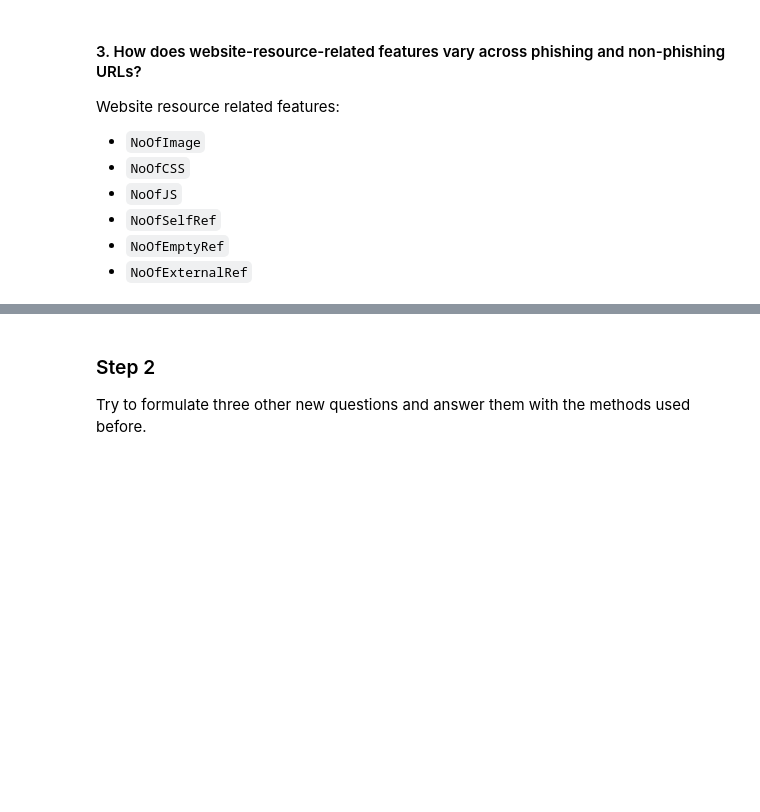
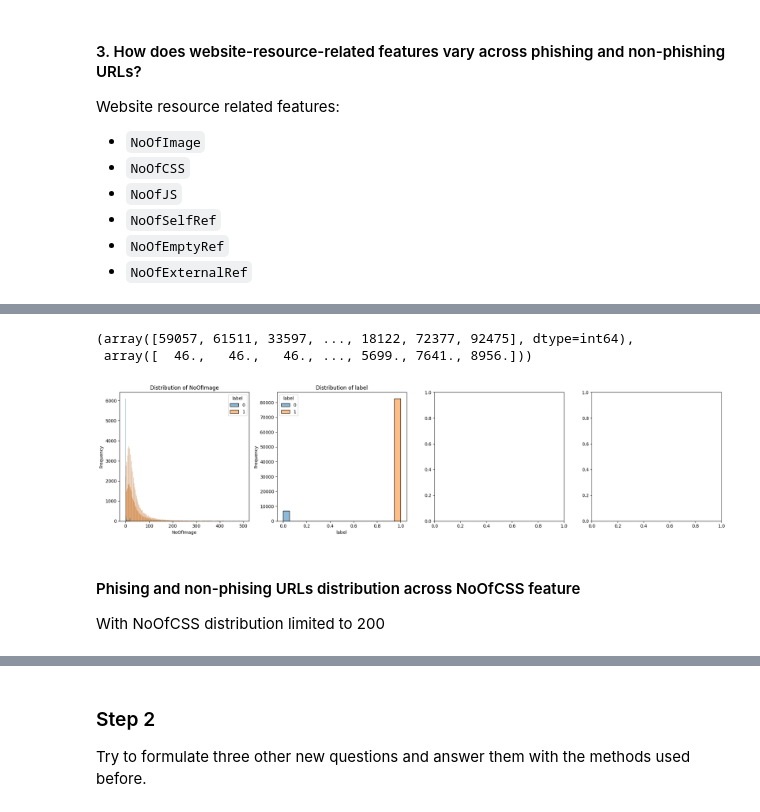
Before and after one commit to marcellinow/predict-phising, a Jupyter notebook: Tucil2_18222114_18222115.ipynb, the cells around one changed output, grey strips where cells are left out. Saved outputs shown, nothing was run; the diff lists cells and outputs as text; code cells hidden in the pictures; blank space fills up the shorter version.

```diff
--- a/Tucil2_18222114_18222115.ipynb
+++ b/Tucil2_18222114_18222115.ipynb
@@ -681,0 +694,17 @@ Website resource related features:
+# %%
+idx_highest_value(df_insight,'NoOfImage')
+# %% [output]
+(array([59057, 61511, 33597, ..., 18122, 72377, 92475], dtype=int64),
+ array([  46.,   46.,   46., ..., 5699., 7641., 8956.]))
+# %%
+NoOfImage_features = [
+    'NoOfImage', 'label'
+]
+# %%
+df_noOfImage = df_insight[df_insight['NoOfImage'] < 500]
+plot_distribution(df_noOfImage[NoOfImage_features],type='continuous')
+# %% [output]
+[figure, added]
+# %% [markdown]
+#### Phising and non-phising URLs distribution across NoOfCSS feature
+With NoOfCSS distribution limited to 200
```
Also changed, not shown: parts of 33 cells of this notebook.
